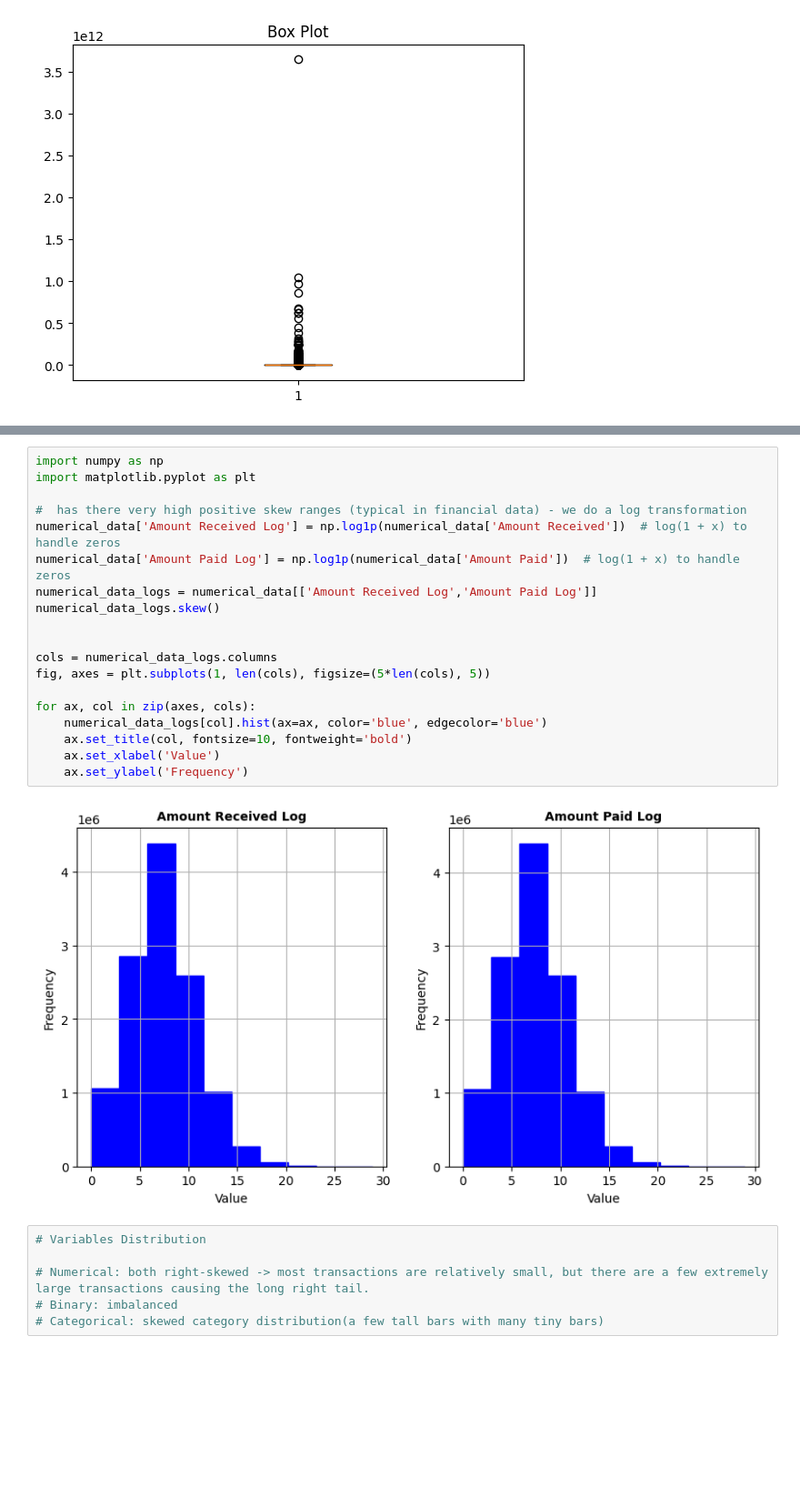
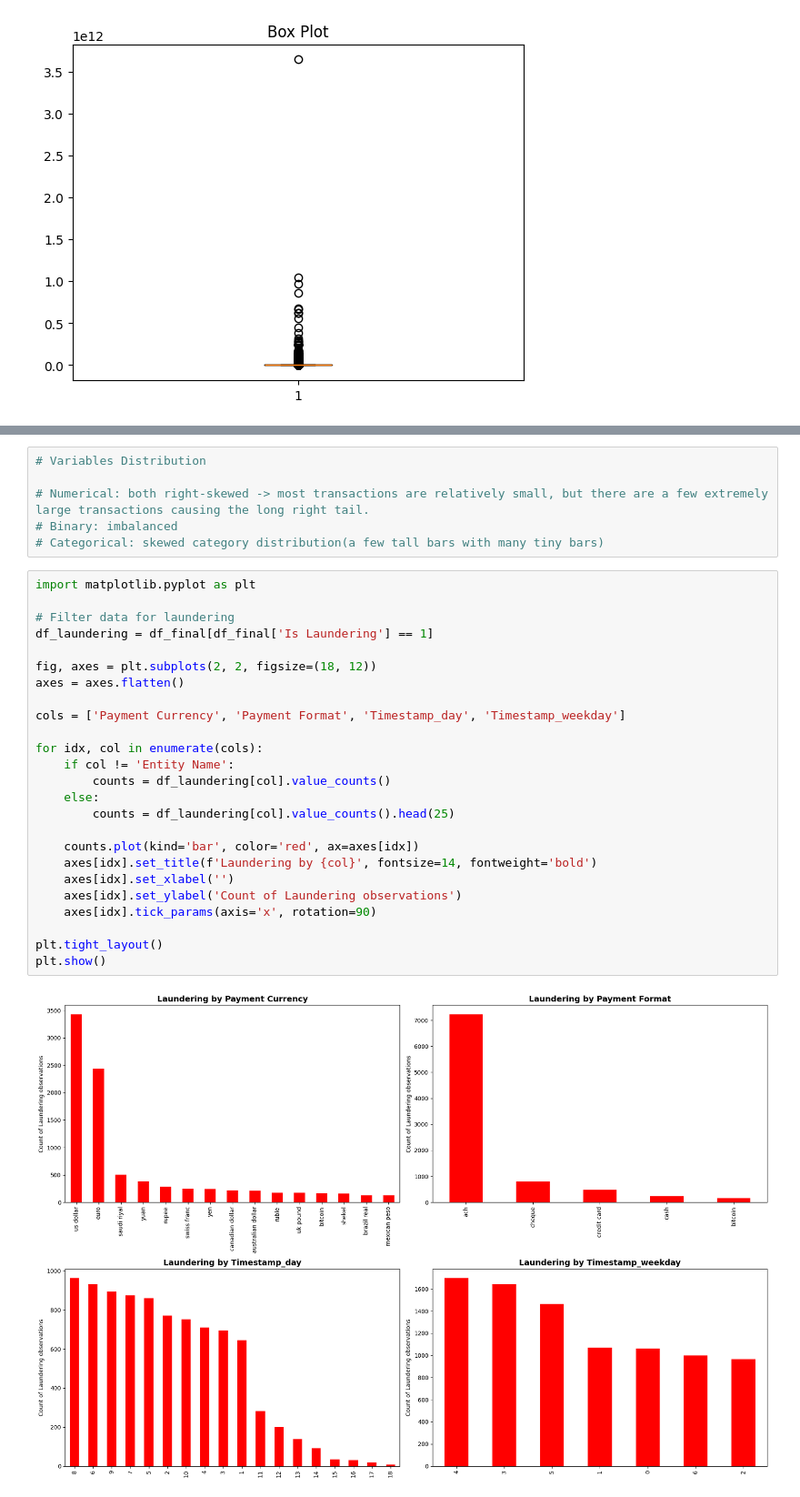
Before and after one commit to joanaritalopes/Money-Laundering-Detection, a Jupyter notebook: src/exploratory_data_analysis.ipynb, the cells around one changed output, grey strips where cells are left out. Shown at 91% size. Saved outputs shown, nothing was run; the diff lists cells and outputs as text; blank space fills up the shorter version.

```diff
--- a/src/exploratory_data_analysis.ipynb
+++ b/src/exploratory_data_analysis.ipynb
@@ -157,27 +170,33 @@ plt.show()
-# %%
-import numpy as np
-import matplotlib.pyplot as plt
-
-#  has there very high positive skew ranges (typical in financial data) - we do a log transformation
-numerical_data['Amount Received Log'] = np.log1p(numerical_data['Amount Received'])  # log(1 + x) to handle zeros
-numerical_data['Amount Paid Log'] = np.log1p(numerical_data['Amount Paid'])  # log(1 + x) to handle zeros
-numerical_data_logs = numerical_data[['Amount Received Log','Amount Paid Log']]
-numerical_data_logs.skew()
-
-
-cols = numerical_data_logs.columns
-fig, axes = plt.subplots(1, len(cols), figsize=(5*len(cols), 5))
-
-for ax, col in zip(axes, cols):
-    numerical_data_logs[col].hist(ax=ax, color='blue', edgecolor='blue')
-    ax.set_title(col, fontsize=10, fontweight='bold')
-    ax.set_xlabel('Value')
-    ax.set_ylabel('Frequency')
-# %% [output]
-[figure, removed]
 # %%
 # Variables Distribution
 
 # Numerical: both right-skewed -> most transactions are relatively small, but there are a few extremely large transactions causing the long right tail.
 # Binary: imbalanced
 # Categorical: skewed category distribution(a few tall bars with many tiny bars)
+# %%
+import matplotlib.pyplot as plt
+
+# Filter data for laundering
+df_laundering = df_final[df_final['Is Laundering'] == 1]
+
+fig, axes = plt.subplots(2, 2, figsize=(18, 12))
+axes = axes.flatten()
+
+cols = ['Payment Currency', 'Payment Format', 'Timestamp_day', 'Timestamp_weekday']
+
+for idx, col in enumerate(cols):
+    if col != 'Entity Name':
+        counts = df_laundering[col].value_counts()
+    else:
+        counts = df_laundering[col].value_counts().head(25)
+
+    counts.plot(kind='bar', color='red', ax=axes[idx])
+    axes[idx].set_title(f'Laundering by {col}', fontsize=14, fontweight='bold')
+    axes[idx].set_xlabel('')
+    axes[idx].set_ylabel('Count of Laundering observations')
+    axes[idx].tick_params(axis='x', rotation=90)
+
+plt.tight_layout()
+plt.show()
+# %% [output]
+[figure, added]
```
Also changed, not shown: parts of 12 cells of this notebook, 3 other files.
